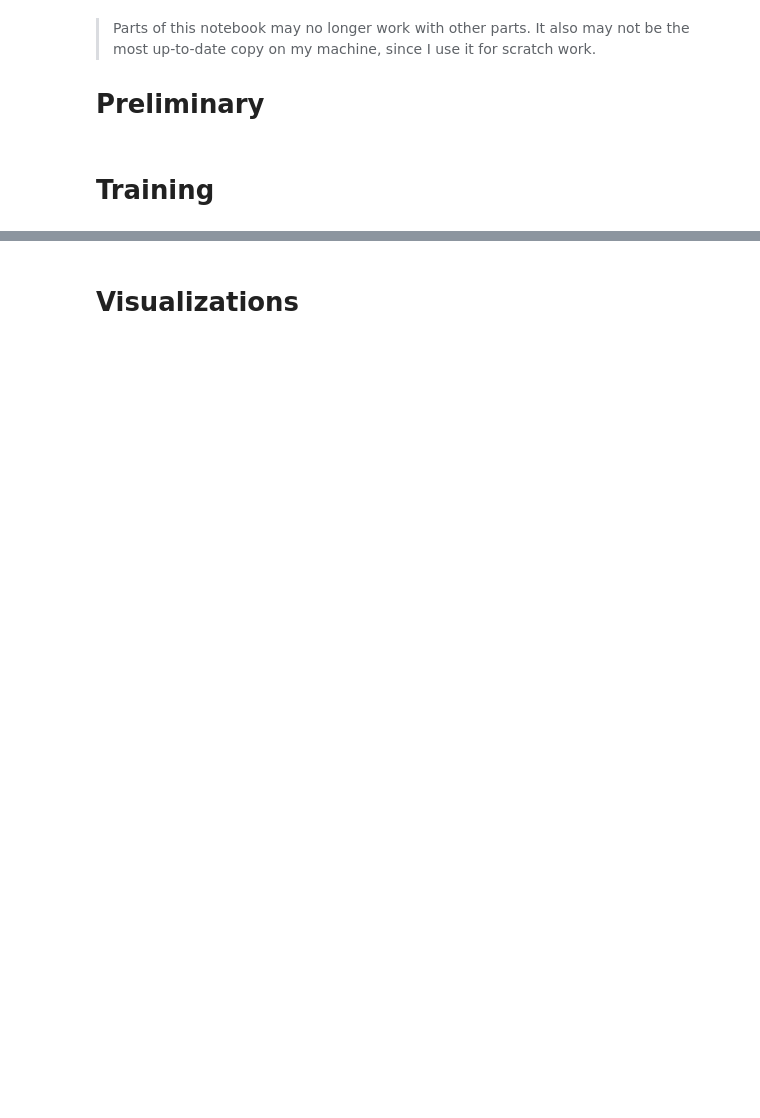
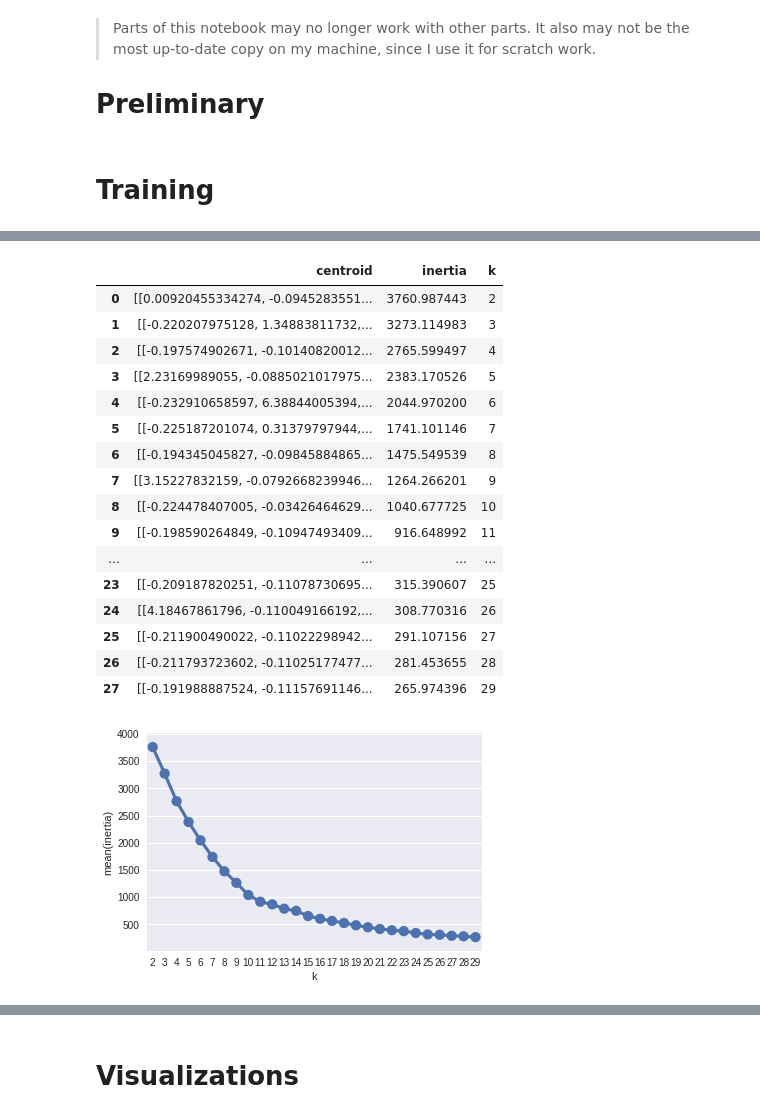
Before and after one commit to ballardt/iot-tc, a Jupyter notebook: iot-tc.ipynb, the cells around one changed output, grey strips where cells are left out. Cells and saved outputs as stored; diff of their text form; code cells hidden in the pictures; blank space fills up the shorter version.

```diff
--- a/iot-tc.ipynb
+++ b/iot-tc.ipynb
@@ -116,3 +275,38 @@ sb.heatmap(df2['device'])
+# %%
+# k-means elbow
+low = 2
+high = 30
+
+scaled = StandardScaler().fit_transform(df[df.columns[2:-1]].sample(frac=1))
+pca = scaled#PCA(n_components=8).fit_transform(scaled)
+
+K = range(low, high)
+KM = [KMeans(n_clusters=k).fit(pca) for k in K]
+data = [{'centroid':km.cluster_centers_, 'inertia':km.inertia_} for km in KM]
+km_df = pd.DataFrame(data)
+km_df['k'] = km_df.index+low
+
+sb.pointplot(data=km_df, x='k', y='inertia')
+km_df
+# %% [output]
+|  | centroid | inertia | k |
+| 0 | [[0.00920455334274, -0.0945283551... | 3760.987443 | 2 |
+| 1 | [[-0.220207975128, 1.34883811732,... | 3273.114983 | 3 |
+| 2 | [[-0.197574902671, -0.10140820012... | 2765.599497 | 4 |
+| 3 | [[2.23169989055, -0.0885021017975... | 2383.170526 | 5 |
+| 4 | [[-0.232910658597, 6.38844005394,... | 2044.970200 | 6 |
+| 5 | [[-0.225187201074, 0.31379797944,... | 1741.101146 | 7 |
+| 6 | [[-0.194345045827, -0.09845884865... | 1475.549539 | 8 |
+| 7 | [[3.15227832159, -0.0792668239946... | 1264.266201 | 9 |
+| 8 | [[-0.224478407005, -0.03426464629... | 1040.677725 | 10 |
+| 9 | [[-0.198590264849, -0.10947493409... | 916.648992 | 11 |
+| ... | ... | ... | ... |
+| 23 | [[-0.209187820251, -0.11078730695... | 315.390607 | 25 |
+| 24 | [[4.18467861796, -0.110049166192,... | 308.770316 | 26 |
+| 25 | [[-0.211900490022, -0.11022298942... | 291.107156 | 27 |
+| 26 | [[-0.211793723602, -0.11025177477... | 281.453655 | 28 |
+| 27 | [[-0.191988887524, -0.11157691146... | 265.974396 | 29 |
+[figure, added]
 # %%
 # Try removing each device from the training data and testing on it
 def cycle_remove_devices(data, device_categories):
```
Also changed, not shown: parts of 22 cells of this notebook.
